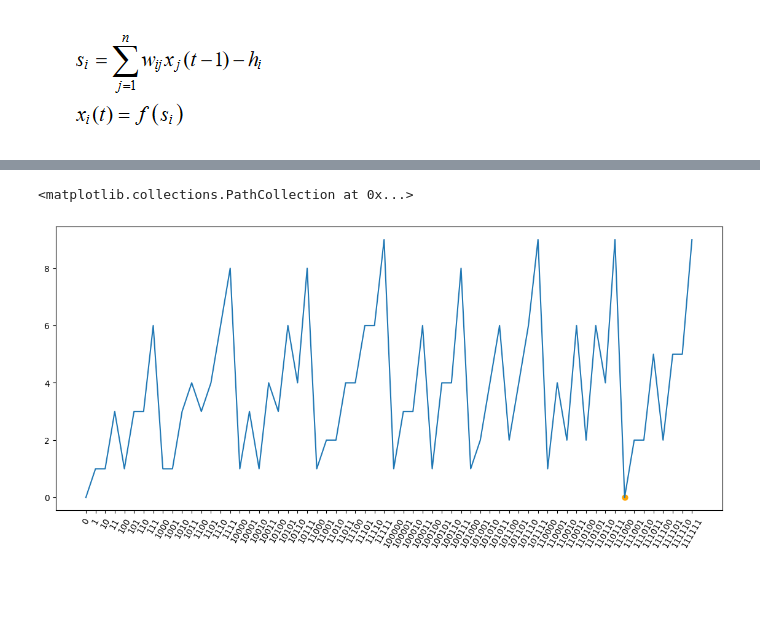
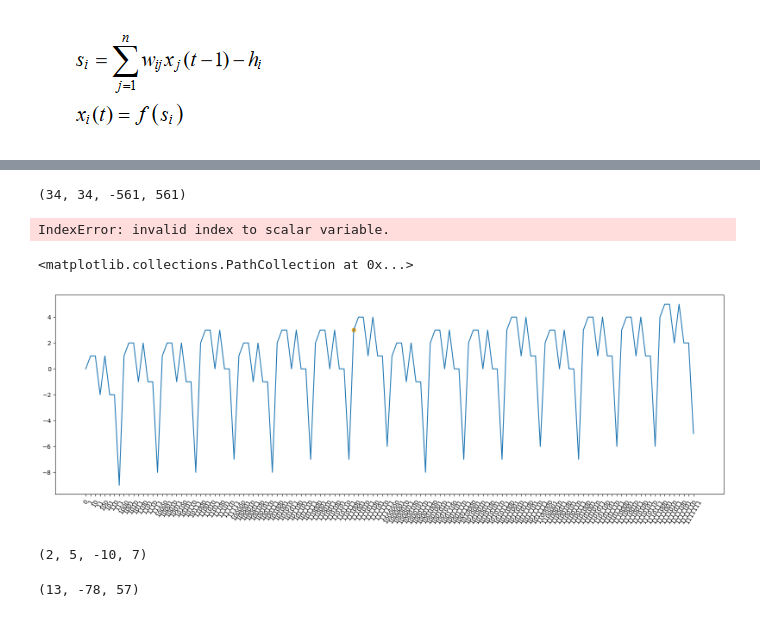
Before and after one commit to LevBugrov/graph_algoritms, a Jupyter notebook: hopfield.ipynb, the cells around one changed output, grey strips where cells are left out. Cells and saved outputs as stored; diff of their text form; code cells hidden in the pictures; blank space fills up the shorter version.

```diff
--- a/hopfield.ipynb
+++ b/hopfield.ipynb
@@ -74,5 +92,6 @@ def multy_mutation(individual):
 # %%
-G = graph_from_file("graph_examples/6_3")
+# G = graph_from_file("graph_examples/34_14")
+G = graph_from_dimacs("DIMACS_subset_ascii/C125.9.clq")
 W = nx.adjacency_matrix(G).todense()
 nx.draw(G, with_labels=True)
 # %% [output]
@@ -132,15 +143,42 @@ array([0, 0, 0, 0, 1, 1], dtype=int8)
+# %%
+energy(np.array([1, 0, 0, 0, 1, 0, 1, 0, 1, 0, 1, 0, 1, 0, 0, 0, 0, 0, 1, 0, 0, 0,
+        0, 0, 1, 0, 0, 0, 1, 0, 0, 0, 0, 1, 0, 0, 0, 0, 0, 0, 0, 0, 0, 1,
+        0, 0, 0, 0, 1, 0, 0, 1, 0, 1, 1, 0, 0, 0, 0, 0, 0, 0, 0, 0, 0, 1,
+        0, 1, 0, 1, 0, 0, 0, 0, 0, 0, 1, 0, 1, 1, 0, 1, 0, 0, 1, 0, 0, 0,
+        0, 0, 0, 0, 1, 0, 0, 1, 0, 1, 0, 0, 0, 0, 1, 1, 0, 0, 0, 0, 0, 1,
+        1, 0, 0, 1, 0, 0, 1, 0, 0, 0, 0, 1, 0, 0, 1], dtype="int"), W, 1)
+# %% [output]
+(34, 34, -561, 561)
+# %%
+hi = np.linspace(-5, 5, 10)
+
+Xi = [(NN(W, np.ones(G.number_of_nodes(), dtype="byte")[0] ,B=i, times=1000), i) for i in hi]
+Xi
+# %% [output]
+IndexError: invalid index to scalar variable.
 # %%
-x = list(range(64))
-y = list(range(64))
-for i in range(64):
+size_gr = 2**G.number_of_nodes()
+x = list(range(size_gr))
+y = list(range(size_gr))
+for i in range(size_gr):
     x[i] = format(x[i], "b")
-    y[i] = energy(str2int_arr(format(64+i, "b"))[1:], W, B=-1)
+    y[i] = energy(str2int_arr(format(size_gr+i, "b"))[1:], W, B=4)[0]
 
-plt.figure(figsize=(14,6))
+plt.figure(figsize=(20,6))
 plt.xticks(rotation=60)
 plt.plot(x, y)
 
 plt.scatter(x[56], y[56], color='orange', s=40, marker='o')
 # %% [output]
 <matplotlib.collections.PathCollection at 0x...>
-[figure, old version]
+[figure, new version]
+# %%
+sub =  np.array([1, 0, 1, 0, 1, 1, 1, 0])
+energy(sub, W)
+# %% [output]
+(2, 5, -10, 7)
+# %%
+sub =  np.array([1, 0, 1, 1, 1, 1, 1, 1, 0, 0, 1, 0, 1, 0, 1, 1, 1, 0, 0, 1])
+energy(sub, W)
+# %% [output]
+(13, -78, 57)
```
Also changed, not shown: parts of 7 cells of this notebook.
